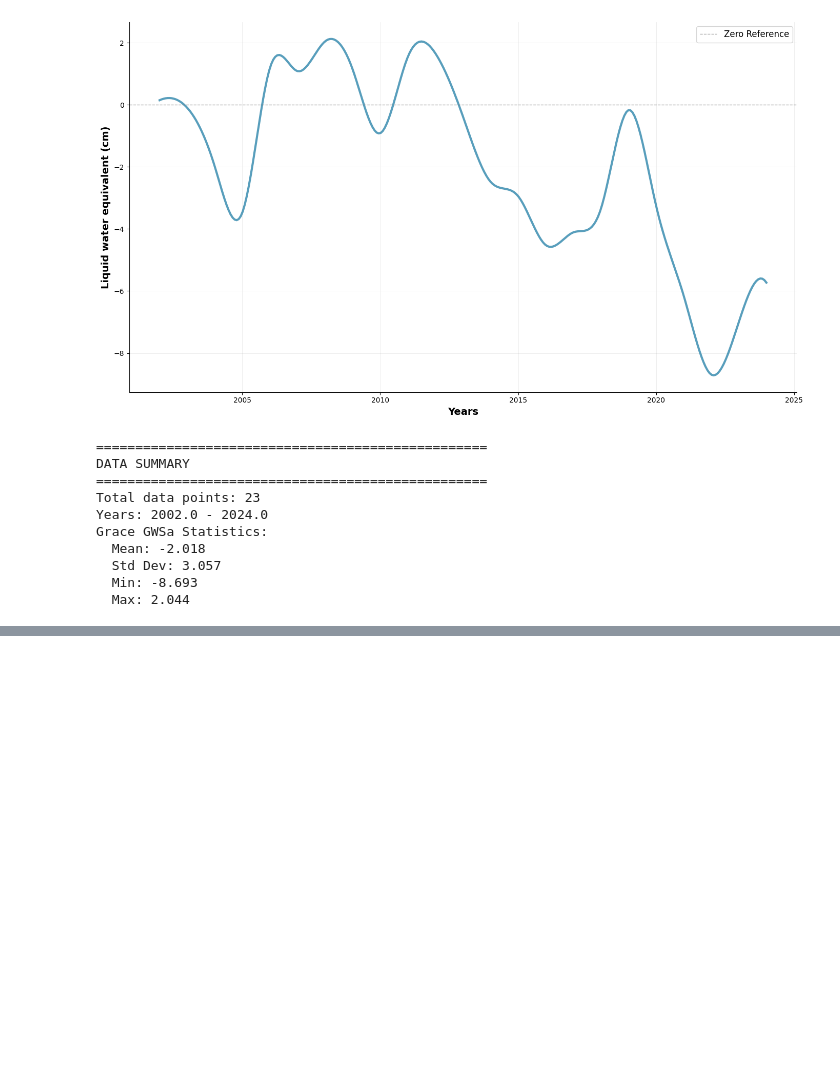
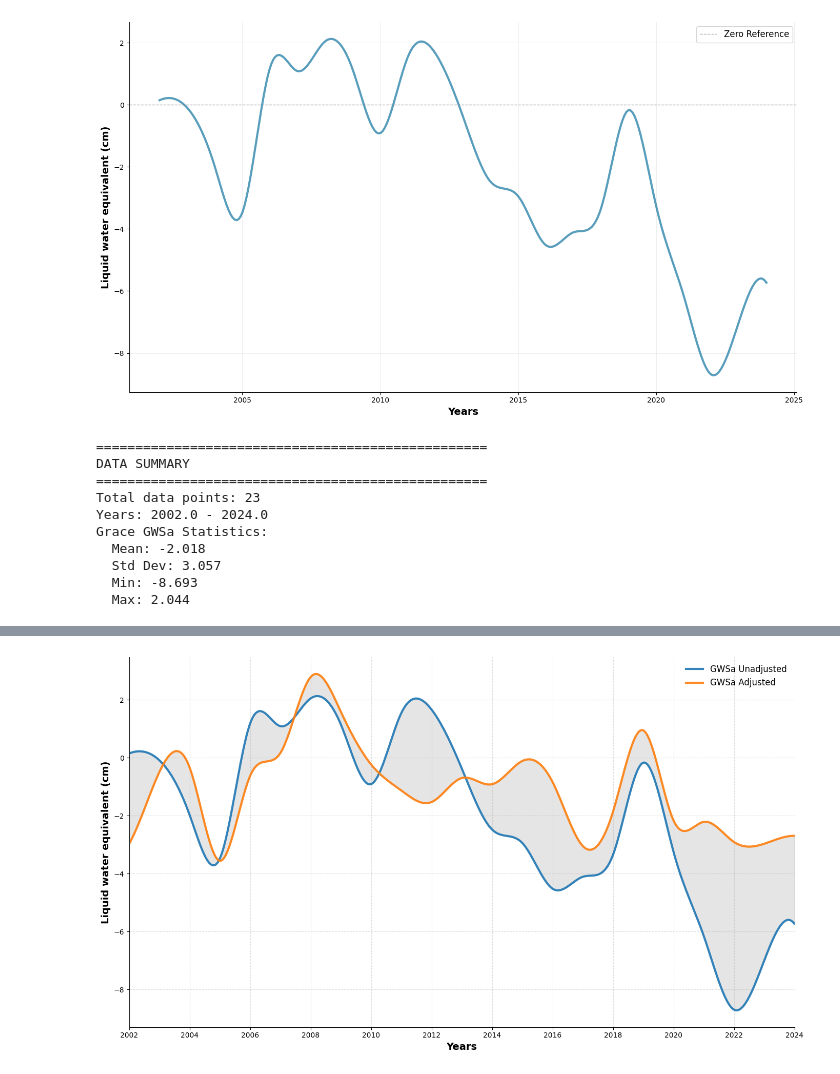
Before and after one commit to anomaitech/GSL-basin, a Jupyter notebook: figures.ipynb, the cells around one changed output, grey strips where cells are left out. Cells and saved outputs as stored; diff of their text form; code cells hidden in the pictures; blank space fills up the shorter version.

```diff
--- a/figures.ipynb
+++ b/figures.ipynb
@@ -206,0 +309,70 @@ Grace GWSa Statistics:
+# %%
+
+# Load data
+grace_adjusted = pd.read_excel(
+    '/content/region-gwsa-raw-and-adjusted data GSLB.xlsx',
+    sheet_name='Grace Adjusted'
+)
+
+
+def plot_gwsa_comparison(df):
+    """Plot GWSa Unadjusted and Adjusted vs Years with smooth spline curves (x-axis every 2 years)."""
+    plt.style.use('default')
+    fig, ax = plt.subplots(figsize=(14, 8))
+
+    # Clean & sort
+    clean_df = df[['Years', 'GWSa Unadjusted', 'GWSa Adjusted']].dropna()
+    clean_df['Years'] = pd.to_numeric(clean_df['Years'], errors='coerce')
+    clean_df['GWSa Unadjusted'] = pd.to_numeric(clean_df['GWSa Unadjusted'], errors='coerce')
+    clean_df['GWSa Adjusted'] = pd.to_numeric(clean_df['GWSa Adjusted'], errors='coerce')
+    clean_df = clean_df.dropna().sort_values('Years')
+
+    years = clean_df['Years'].values
+    unadj = clean_df['GWSa Unadjusted'].values
+    adj = clean_df['GWSa Adjusted'].values
+
+    # Smooth spline interpolation
+    if len(years) >= 3:
+        years_smooth = np.linspace(years.min(), years.max(), 400)
+        spline_unadj = make_interp_spline(years, unadj, k=3)
+        spline_adj = make_interp_spline(years, adj, k=3)
+        unadj_smooth = spline_unadj(years_smooth)
+        adj_smooth = spline_adj(years_smooth)
+    else:
+        years_smooth, unadj_smooth, adj_smooth = years, unadj, adj
+
+    # Plot lines
+    ax.plot(years_smooth, unadj_smooth, color='#1f77b4', linewidth=3,
+            label='GWSa Unadjusted', alpha=0.9)
+    ax.plot(years_smooth, adj_smooth, color='#ff7f0e', linewidth=3,
+            label='GWSa Adjusted', alpha=0.9)
+
+    # Fill between
+    ax.fill_between(years_smooth, unadj_smooth, adj_smooth,
+                    color='gray', alpha=0.2)
+
+    # Styling
+    ax.set_xlabel('Years', fontsize=14, fontweight='bold')
+    ax.set_ylabel('Liquid water equivalent (cm)', fontsize=14, fontweight='bold')
+
+    ax.grid(True, linestyle='--', alpha=0.4)
+    ax.spines[['top', 'right']].set_visible(False)
+    ax.legend(fontsize=12, frameon=False)
+
+    # 🔹 Set x-axis ticks every 2 years
+    start_year = int(np.floor(clean_df['Years'].min()))
+    end_year = int(np.ceil(clean_df['Years'].max()))
+    ax.set_xticks(np.arange(start_year, end_year + 1, 2))
+    ax.set_xlim(start_year, end_year)
+
+    # Optional: make year labels horizontal
+    plt.xticks(rotation=0)
+
+    plt.tight_layout()
+    plt.show()
+    return fig, ax, clean_df
+
+# Run
+fig, ax, clean_df = plot_gwsa_comparison(grace_adjusted)
+# %% [output]
+[figure, added]
```
Also changed, not shown: parts of 3 cells of this notebook.
